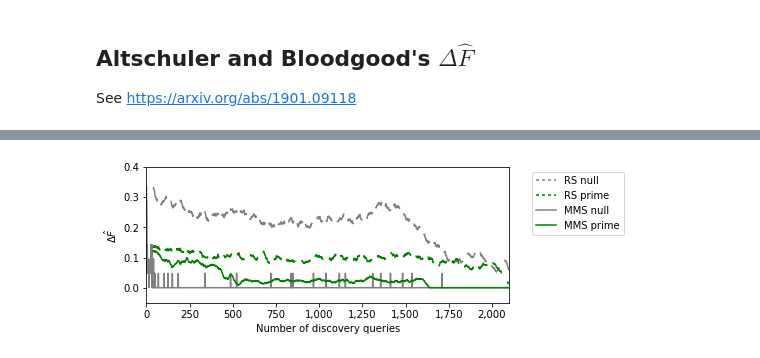
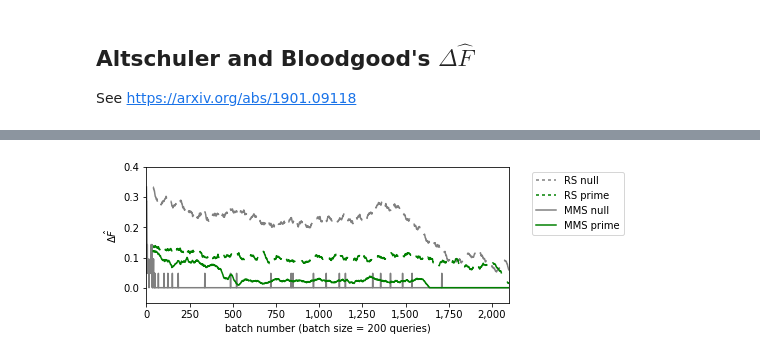
Before and after one commit to ulissigroup/catalyst-acquisitions, a Jupyter notebook: notebooks/comparisons/compare_hallucinations_synthesized.ipynb, the cells around one changed output, grey strips where cells are left out. Saved outputs shown, nothing was run; the diff lists cells and outputs as text; code cells hidden in the pictures.

Commit message:
Fix label on syn dF figure

```diff
--- a/notebooks/comparisons/compare_hallucinations_synthesized.ipynb
+++ b/notebooks/comparisons/compare_hallucinations_synthesized.ipynb
@@ -371,31 +375,32 @@ for search_type, class_history in bulk_classes.items():
     # Plot
     if search_type != 'MMS null':
         _ = plot_rolling_metric(ax, dFhat_history, label=search_type,
                                 metric_name='$\Delta \hat{F}$',
                                 window=40)
     else:
         _ = sns.lineplot(list(range(len(dFhat_history))), dFhat_history,
                          ax=ax, label='MMS null')
 
 # Format figures
 for line in ax.lines[:2]:
     line.set_linestyle('--')
     line.set_dashes((2, 2))
 ax.lines[0].set_color('gray')
 ax.lines[2].set_color('gray')
 ax.lines[1].set_color('green')
 ax.lines[3].set_color('green')
 _ = ax.legend(bbox_to_anchor=(1.05, 1), loc='upper left')
 for line in ax.lines[:2]:
     line.set_linestyle('--')
     line.set_dashes((12, 8))
 _ = ax.set_ylim([-0.05, 0.4])
 _ = fig.set_size_inches(*FIG_SIZE)
 _ = ax.get_xaxis().set_major_formatter(FORMATTER)
+_ = ax.set_xlabel('batch number (batch size = 200 queries)')
 _ = ax.set_ylabel('$\Delta \hat{F}$')
 
 # Save
 _ = plt.savefig('../../MMS_manuscript/figures/hallucinations/synthesized/dF.pdf',
                 bbox_inches='tight', transparent=True, dpi=600)
 # %% [output]
-[figure, old version]
+[figure, new version]
```
Also changed, not shown: parts of 1 cell of this notebook.
